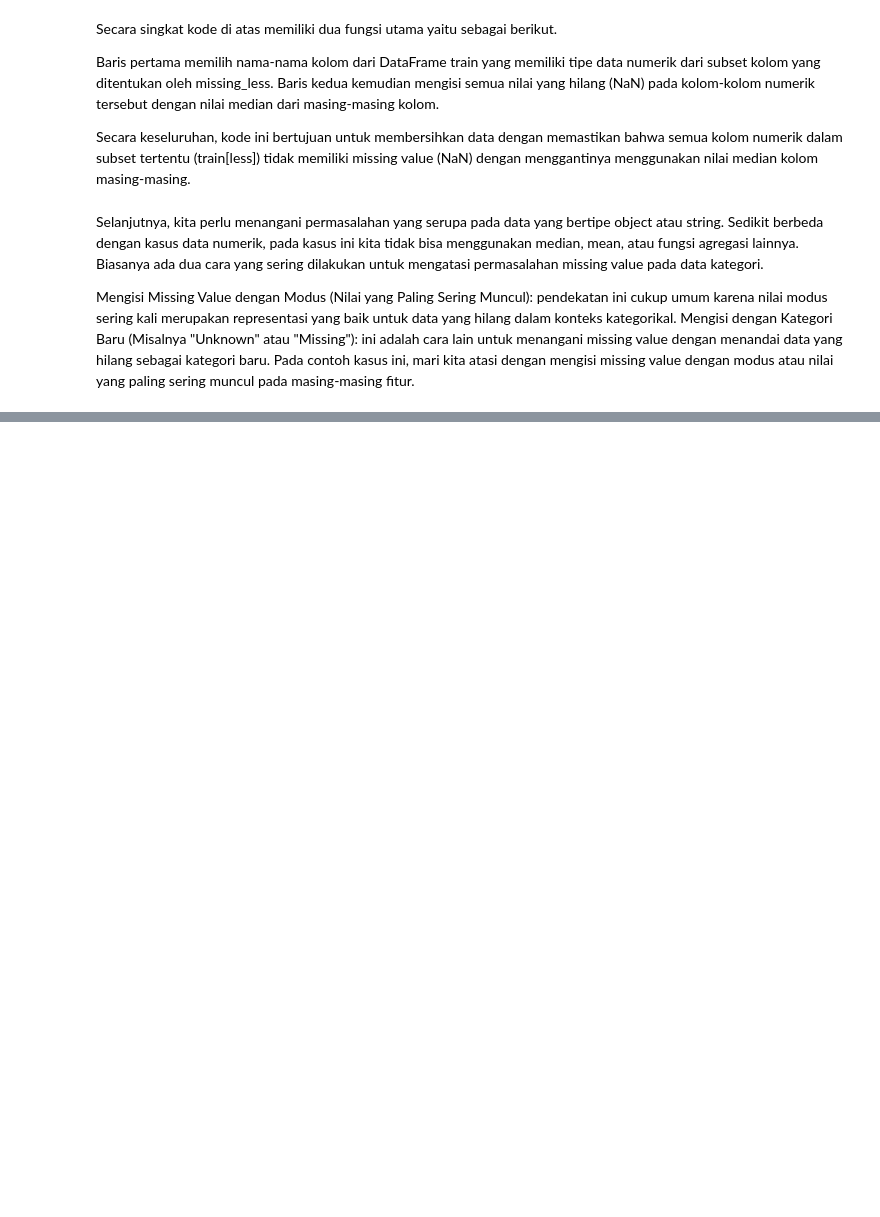
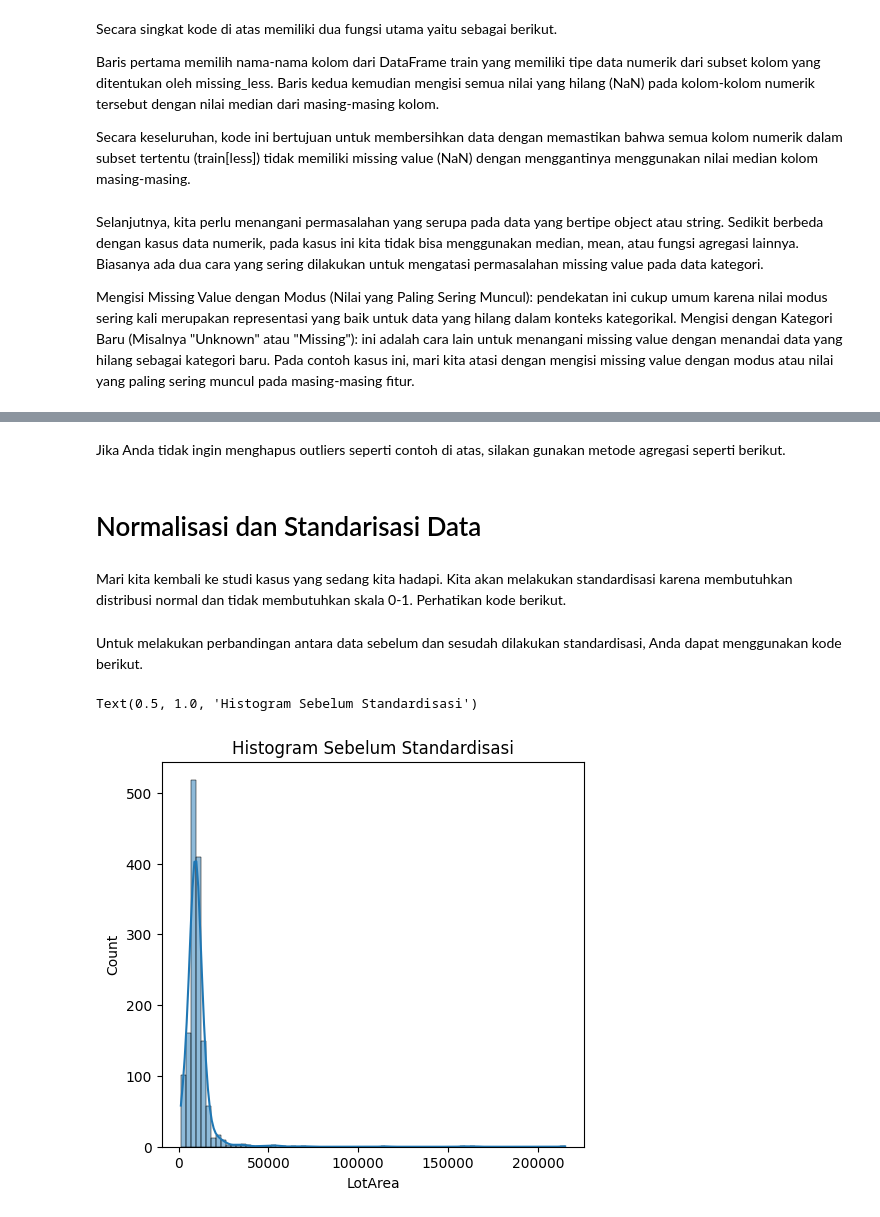
Before and after one commit to batrianugrah/prediksi_nilai, a Jupyter notebook: cr_model.ipynb, the cells around one changed output, grey strips where cells are left out. Drawn from its saved outputs; the diff is of its cells as text; code cells hidden in the pictures; blank space fills up the shorter version.

```diff
--- a/cr_model.ipynb
+++ b/cr_model.ipynb
@@ -219,0 +327,2 @@ for column in kategorical_features:
+# %% [markdown]
+Jika Anda tidak ingin menghapus outliers seperti contoh di atas, silakan gunakan metode agregasi seperti berikut.
@@ -219,0 +336,4 @@ for column in kategorical_features:
+# %% [markdown]
+# Normalisasi dan Standarisasi Data
+# %% [markdown]
+Mari kita kembali ke studi kasus yang sedang kita hadapi. Kita akan melakukan standardisasi karena membutuhkan distribusi normal dan tidak membutuhkan skala 0-1. Perhatikan kode berikut.
@@ -219,0 +346,11 @@ for column in kategorical_features:
+# %% [markdown]
+Untuk melakukan perbandingan antara data sebelum dan sesudah dilakukan standardisasi, Anda dapat menggunakan kode berikut.
+# %%
+# Histogram Sebelum Standardisasi
+plt.figure(figsize=(12, 5))
+plt.subplot(1, 2, 1)
+sns.histplot(train[numeric_features[3]], kde=True)
+plt.title("Histogram Sebelum Standardisasi")
+# %% [output]
+Text(0.5, 1.0, 'Histogram Sebelum Standardisasi')
+[figure, added]
```
Also changed, not shown: parts of 33 cells of this notebook.
